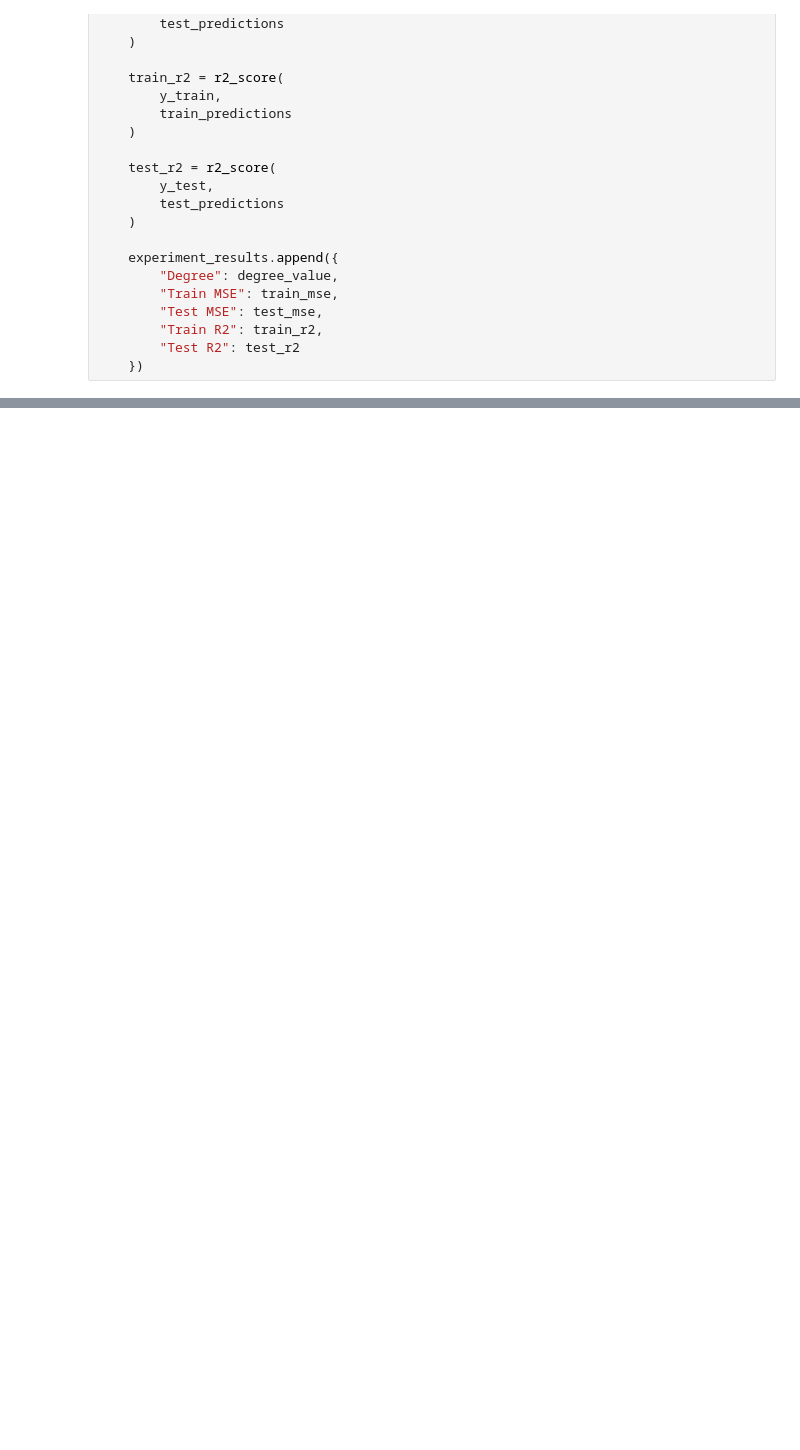
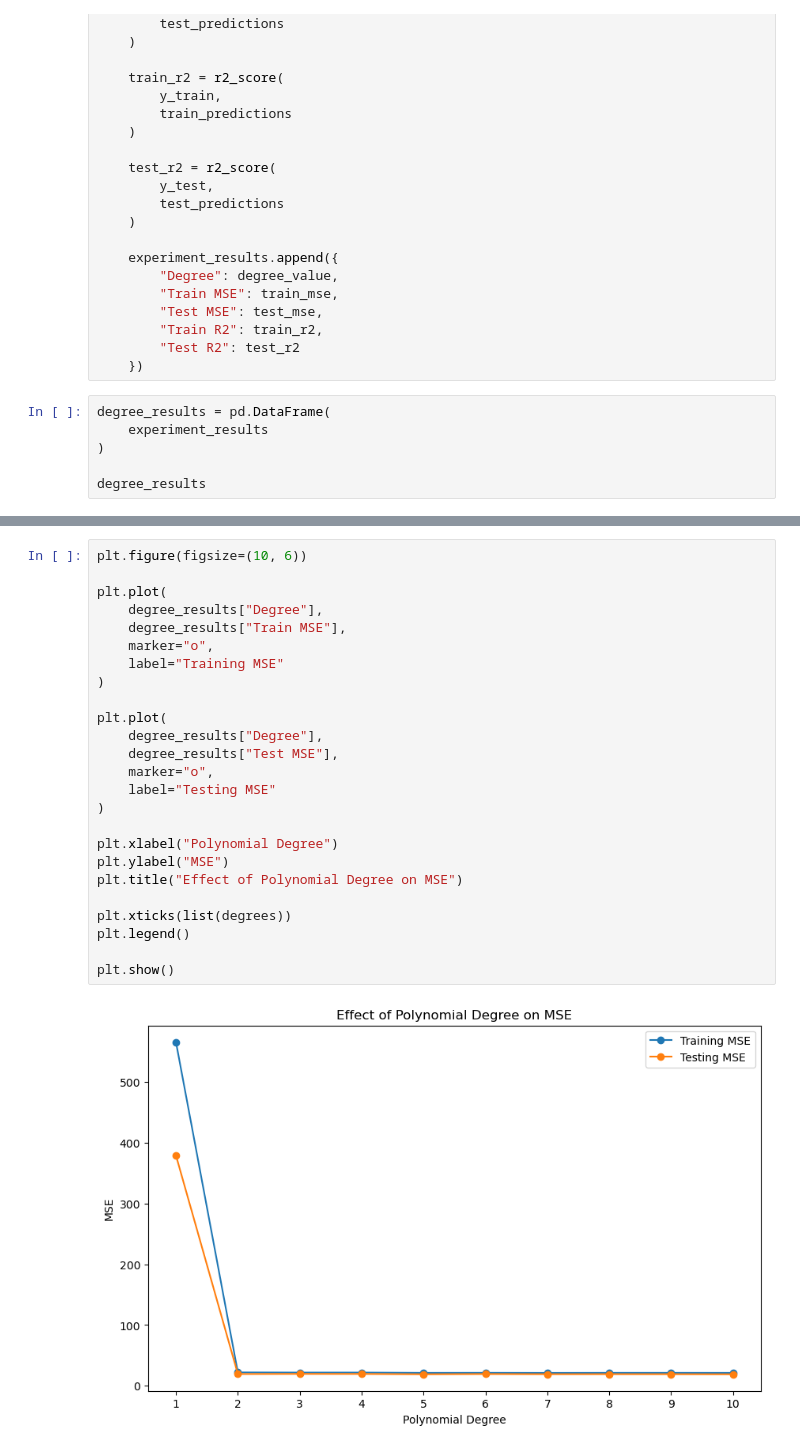
Before and after one commit to AHMAD-ALI5/machine-learning-from-scratch, a Jupyter notebook: machine-learning-from-scratch/regression/polynomial regression.ipynb, the cells around one changed output, grey strips where cells are left out. Saved outputs shown, nothing was run; the diff lists cells and outputs as text; blank space fills up the shorter version.

```diff
--- a/machine-learning-from-scratch/regression/polynomial regression.ipynb
+++ b/machine-learning-from-scratch/regression/polynomial regression.ipynb
@@ -784,3 +784,9 @@ for degree_value in degrees:
         "Train R2": train_r2,
         "Test R2": test_r2
     })
+# %%
+degree_results = pd.DataFrame(
+    experiment_results
+)
+
+degree_results
@@ -786,0 +805,27 @@ for degree_value in degrees:
+# %%
+plt.figure(figsize=(10, 6))
+
+plt.plot(
+    degree_results["Degree"],
+    degree_results["Train MSE"],
+    marker="o",
+    label="Training MSE"
+)
+
+plt.plot(
+    degree_results["Degree"],
+    degree_results["Test MSE"],
+    marker="o",
+    label="Testing MSE"
+)
+
+plt.xlabel("Polynomial Degree")
+plt.ylabel("MSE")
+plt.title("Effect of Polynomial Degree on MSE")
+
+plt.xticks(list(degrees))
+plt.legend()
+
+plt.show()
+# %% [output]
+[figure, added]
```
Also changed, not shown: parts of 4 cells of this notebook.
